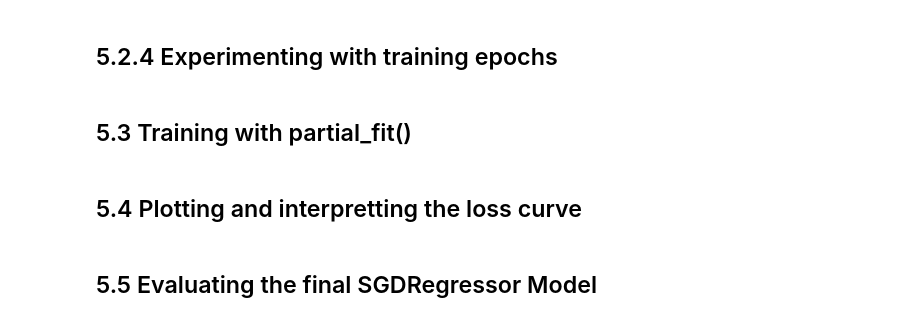
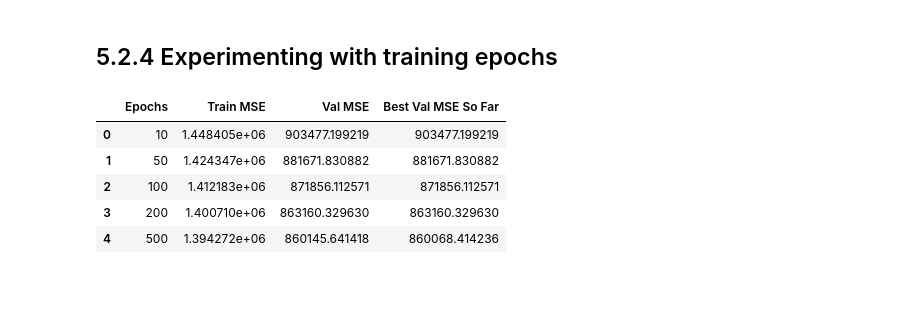
Before and after one commit to L-nsamba/linear_regression_model, a Jupyter notebook: summative/linear_regression/multivariate.ipynb, the cells around one changed output. Saved outputs shown, nothing was run; the diff lists cells and outputs as text; code cells hidden in the pictures; blank space fills up the shorter version.

```diff
--- a/summative/linear_regression/multivariate.ipynb
+++ b/summative/linear_regression/multivariate.ipynb
@@ -656,8 +716,57 @@ print(lr_results_df.to_string(index=False))
 # %% [markdown]
 ## 5.2.4 Experimenting with training epochs
-# %% [markdown]
-## 5.3 Training with partial_fit()
-# %% [markdown]
-## 5.4 Plotting and interpretting the loss curve
-# %% [markdown]
-## 5.5 Evaluating the final SGDRegressor Model
+# %%
+selected_lr = 0.0001
+selected_alpha = 0.00001
+max_epochs = 500
+checkpoint_epochs = [10, 50, 100, 200, 500]
+
+# Model initalization
+model = SGDRegressor(
+    loss="squared_error",
+    penalty="l2",
+    alpha=selected_alpha,
+    learning_rate="constant",
+    eta0=selected_lr,
+    random_state=42
+)
+
+epoch_train_mse_list = []
+epoch_val_mse_list = []
+
+for epoch in range(max_epochs):
+    model.partial_fit(X_tune_train_processed, y_tune_train)
+
+    # Generating predictions
+    train_preds = model.predict(X_tune_train_processed)
+    val_preds = model.predict(X_val_processed)
+
+    # Calculating and storing MSE
+    train_mse = mean_squared_error(y_tune_train, train_preds)
+    val_mse = mean_squared_error(y_val, val_preds)
+
+    epoch_train_mse_list.append(train_mse)
+    epoch_val_mse_list.append(val_mse)
+
+# Extracting results at the five milestone epochs using zero-based indexing
+epoch_results = []
+
+for ep in checkpoint_epochs:
+    idx = ep - 1 # Epoch 10 -> index 9
+    epoch_results.append({
+    "Epochs": ep,
+    "Train MSE": epoch_train_mse_list[idx],
+    "Val MSE": epoch_val_mse_list[idx],
+    "Best Val MSE So Far": min(epoch_val_mse_list[: ep]),
+})
+
+# Displaying the summary DataFrame
+epoch_results_df = pd.DataFrame(epoch_results)
+display(epoch_results_df)
+# %% [output]
+|  | Epochs | Train MSE | Val MSE | Best Val MSE So Far |
+| 0 | 10 | 1.448405e+06 | 903477.199219 | 903477.199219 |
+| 1 | 50 | 1.424347e+06 | 881671.830882 | 881671.830882 |
+| 2 | 100 | 1.412183e+06 | 871856.112571 | 871856.112571 |
+| 3 | 200 | 1.400710e+06 | 863160.329630 | 863160.329630 |
+| 4 | 500 | 1.394272e+06 | 860145.641418 | 860068.414236 |
```
Also changed, not shown: parts of 9 cells of this notebook.
